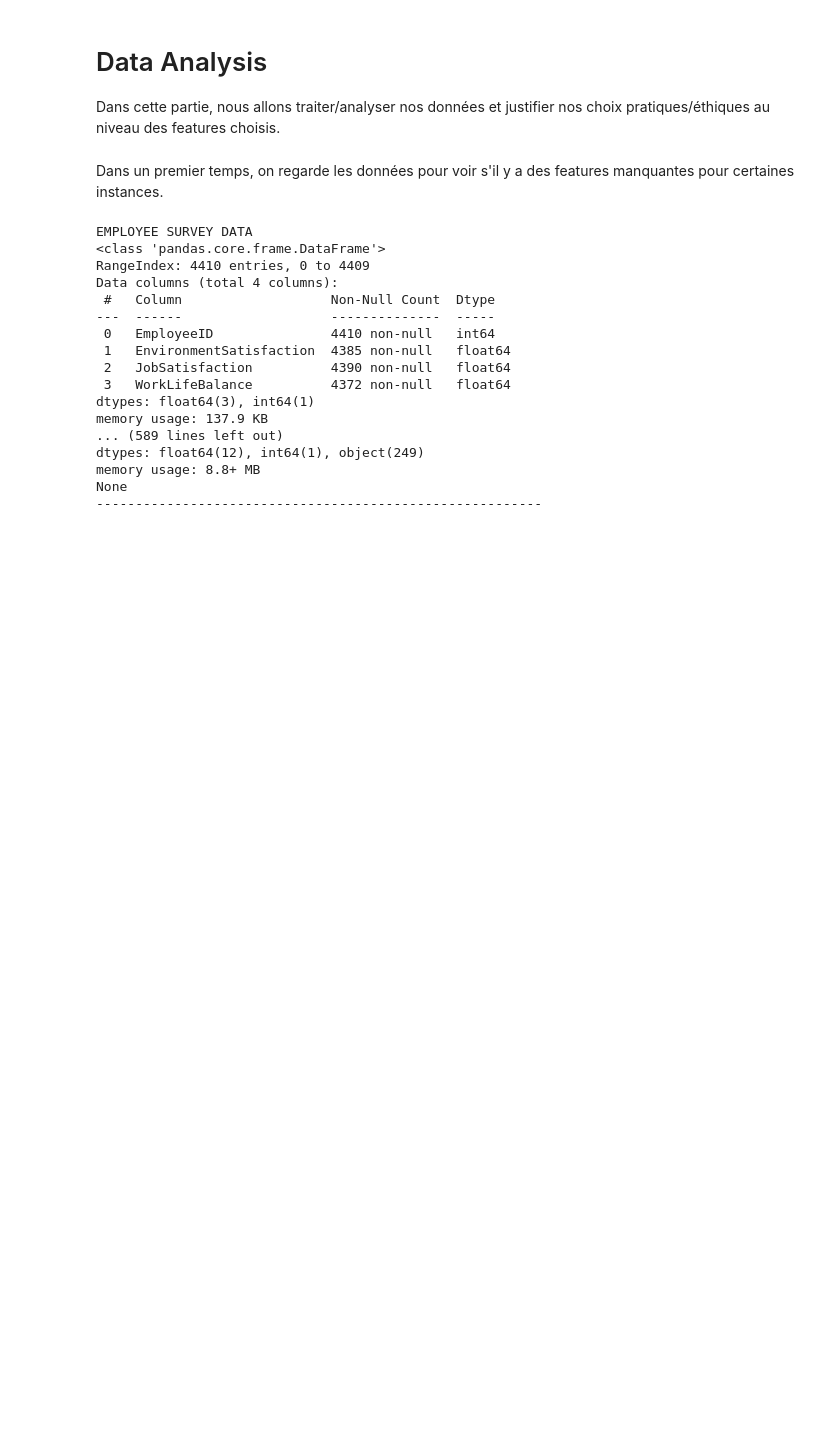
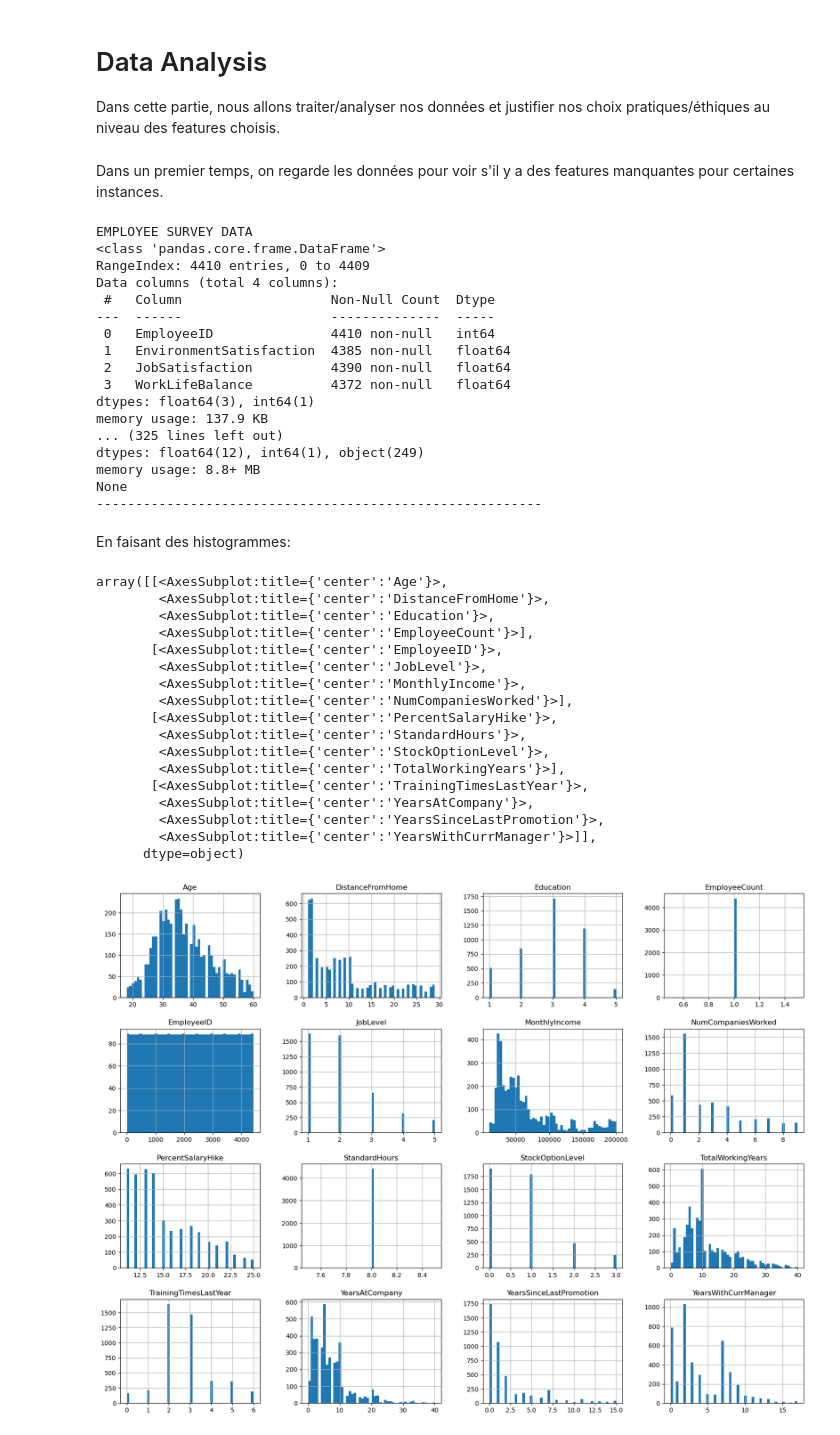
Before and after one commit to R1leMargoulin/Projet_ML_Human4You, a Jupyter notebook: Data_analysis.ipynb, the cells around one changed output. Cells and saved outputs as stored; diff of their text form; code cells hidden in the pictures; blank space fills up the shorter version.

Commit message:
data correcting

```diff
--- a/Data_analysis.ipynb
+++ b/Data_analysis.ipynb
@@ -30,10 +30,10 @@ print("GENERAL DATA")
 print(general_data.info())
 print("---------------------------------------------------------")
 print("IN DATA")
-print(in_time_data.info(max_cols=300))
+print(in_time_data.info())
 print("---------------------------------------------------------")
 print("OUT DATA")
-print(out_time_data.info(max_cols=300))
+print(out_time_data.info())
 print("---------------------------------------------------------")
 # %% [output]
 EMPLOYEE SURVEY DATA
@@ -48,8 +48,31 @@ Data columns (total 4 columns):
  3   WorkLifeBalance          4372 non-null   float64
 dtypes: float64(3), int64(1)
 memory usage: 137.9 KB
-... (589 lines left out)
+... (325 lines left out)
 dtypes: float64(12), int64(1), object(249)
 memory usage: 8.8+ MB
 None
 ---------------------------------------------------------
+# %% [markdown]
+En faisant des histogrammes:
+# %%
+general_data.hist(bins=50, figsize=(20,15))
+# %% [output]
+array([[<AxesSubplot:title={'center':'Age'}>,
+        <AxesSubplot:title={'center':'DistanceFromHome'}>,
+        <AxesSubplot:title={'center':'Education'}>,
+        <AxesSubplot:title={'center':'EmployeeCount'}>],
+       [<AxesSubplot:title={'center':'EmployeeID'}>,
+        <AxesSubplot:title={'center':'JobLevel'}>,
+        <AxesSubplot:title={'center':'MonthlyIncome'}>,
+        <AxesSubplot:title={'center':'NumCompaniesWorked'}>],
+       [<AxesSubplot:title={'center':'PercentSalaryHike'}>,
+        <AxesSubplot:title={'center':'StandardHours'}>,
+        <AxesSubplot:title={'center':'StockOptionLevel'}>,
+        <AxesSubplot:title={'center':'TotalWorkingYears'}>],
+       [<AxesSubplot:title={'center':'TrainingTimesLastYear'}>,
+        <AxesSubplot:title={'center':'YearsAtCompany'}>,
+        <AxesSubplot:title={'center':'YearsSinceLastPromotion'}>,
+        <AxesSubplot:title={'center':'YearsWithCurrManager'}>]],
+      dtype=object)
+[figure, added]
```
Also changed, not shown: parts of 2 cells of this notebook, 2 other files.
